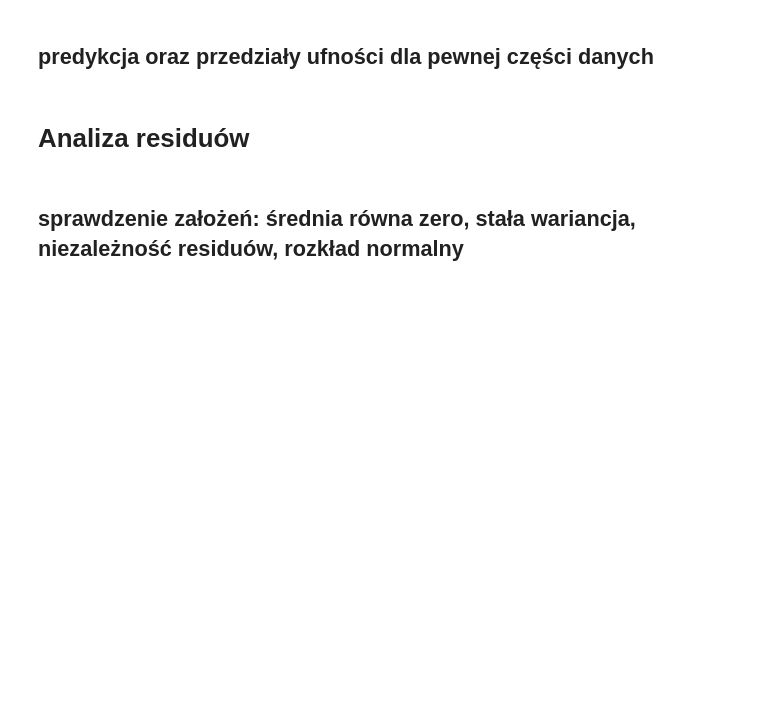
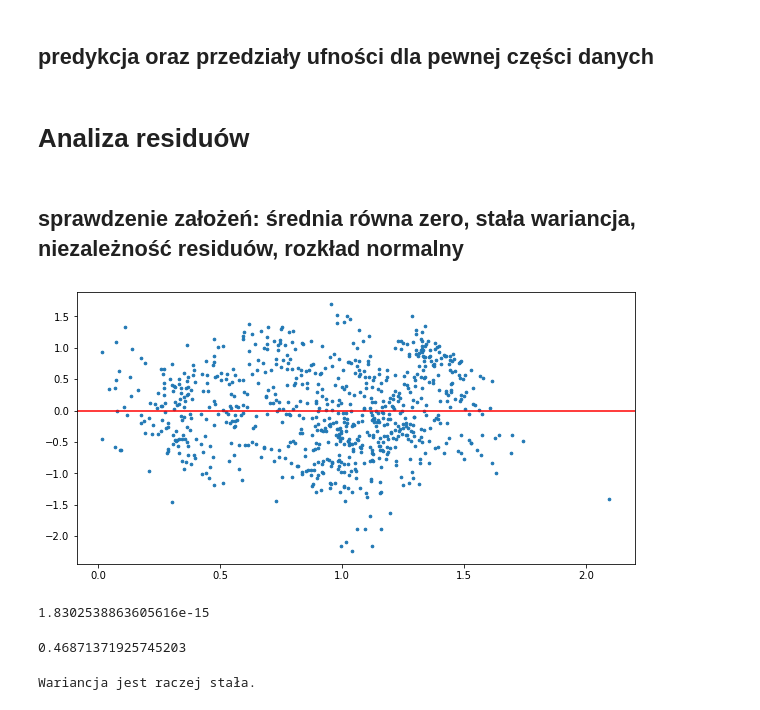
Before and after one commit to zlekoty/komputerowa_analiza_szereg-w_czasowych, a Jupyter notebook: kaszczRaport1.ipynb, the cells around one changed output. Drawn from its saved outputs; the diff is of its cells as text; code cells hidden in the pictures; blank space fills up the shorter version.

```diff
--- a/kaszczRaport1.ipynb
+++ b/kaszczRaport1.ipynb
@@ -187,3 +194,29 @@ plt.plot(x,y, color="r")
 # Analiza residuów
 # %% [markdown]
 ## sprawdzenie założeń: średnia równa zero, stała wariancja, niezależność residuów, rozkład normalny
+# %%
+residuals = [happiness[i]-(b1*gdp[i] + b0) for i in range(len(gdp))]
+# %%
+plt.figure(figsize = (10,5))
+plt.scatter(gdp,residuals,s=7)
+plt.axhline(0,color = "r")
+
+plt.savefig('res.pdf', format='pdf')
+# %% [output]
+[figure, added]
+# %%
+np.mean(residuals)   # wartość oczekiwana  ≈ 0
+# %% [output]
+1.8302538863605616e-15
+# %%
+np.var(residuals) # widzimy na wykresie że jest mniej więcej stała
+# %% [output]
+0.46871371925745203
+# %%
+stat, p_value = scipy.stats.levene(random.sample(residuals,350),random.sample(residuals,350))
+if p_value > 0.05:
+    print("Wariancja jest raczej stała.")
+else:
+    print("Wariancja raczej nie jest stała.")
+# %% [output]
+Wariancja jest raczej stała.
```
Also changed, not shown: parts of 16 cells of this notebook, 8 other files.
